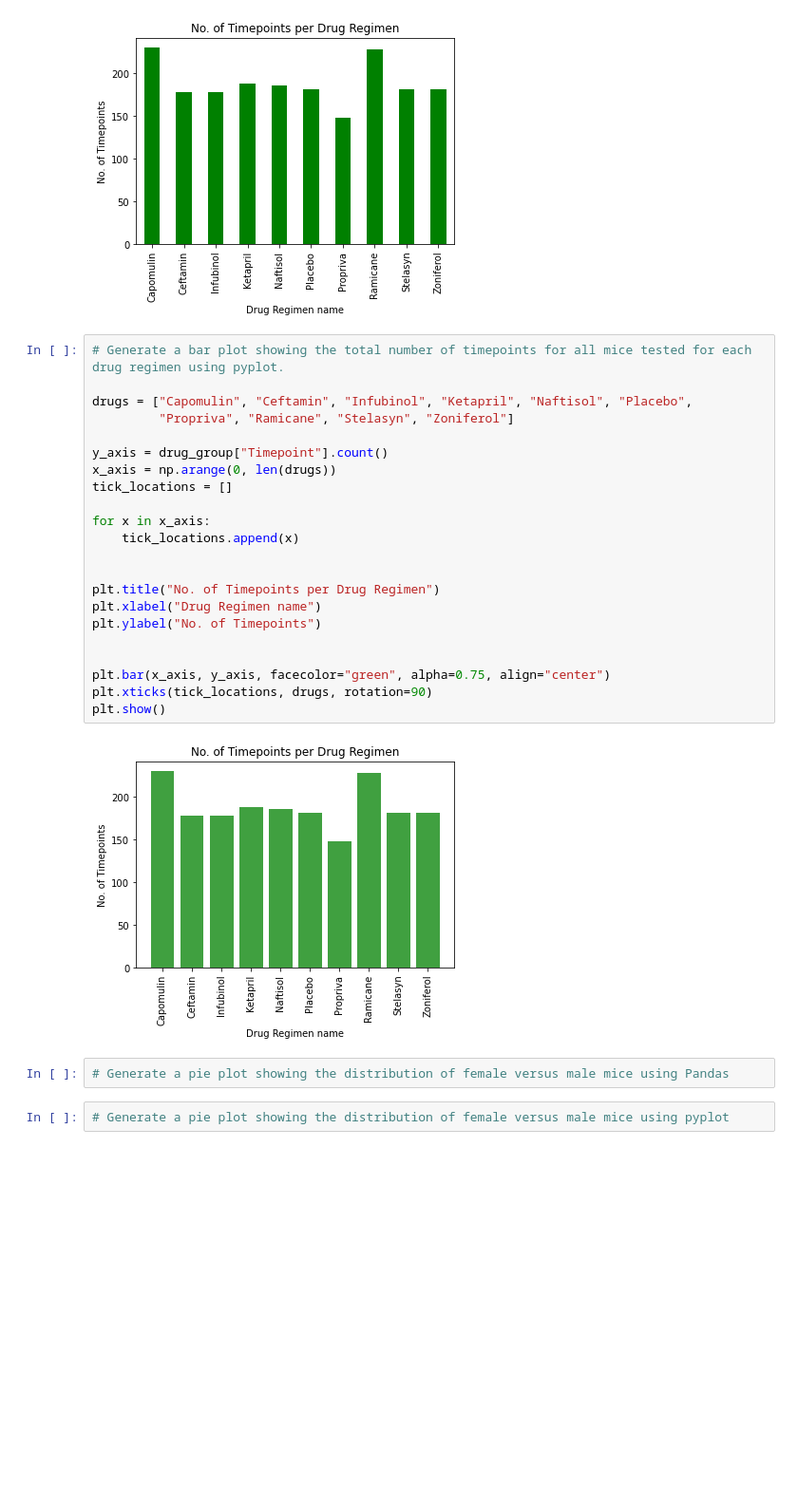
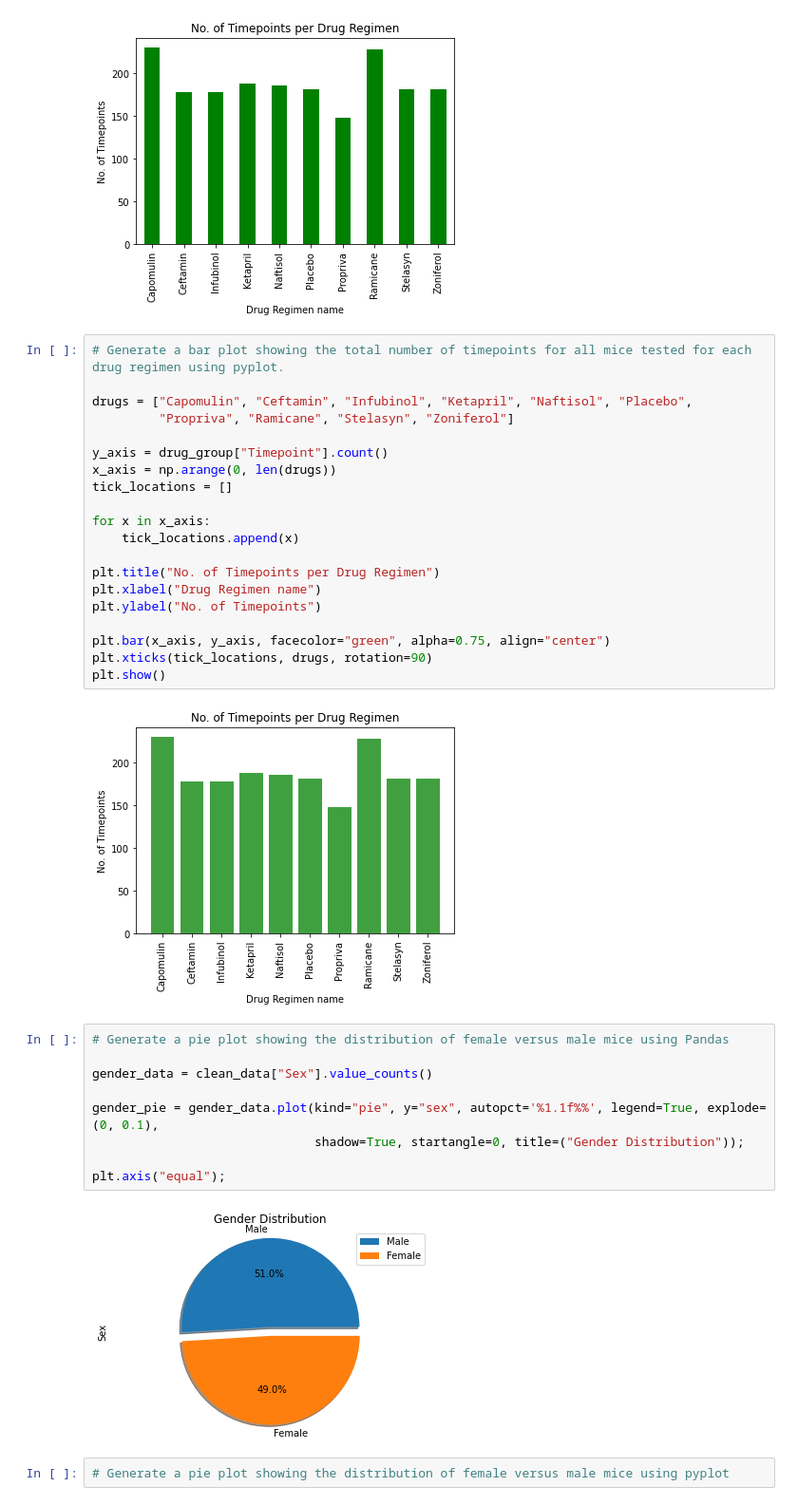
Before and after one commit to LP-116/matplotlib-challenge, a Jupyter notebook: pymaceuticals_starter.ipynb, the cells around one changed output. Shown: that part at 95% size. Saved outputs shown, nothing was run; the diff lists cells and outputs as text; blank space fills up the shorter version.

```diff
--- a/pymaceuticals_starter.ipynb
+++ b/pymaceuticals_starter.ipynb
@@ -197,12 +197,10 @@ tick_locations = []
 for x in x_axis:
     tick_locations.append(x)
 
-
 plt.title("No. of Timepoints per Drug Regimen")
 plt.xlabel("Drug Regimen name")
 plt.ylabel("No. of Timepoints")
 
-
 plt.bar(x_axis, y_axis, facecolor="green", alpha=0.75, align="center")
 plt.xticks(tick_locations, drugs, rotation=90)
 plt.show()
@@ -210,6 +208,15 @@ plt.show()
 [figure]
 # %%
 # Generate a pie plot showing the distribution of female versus male mice using Pandas
+
+gender_data = clean_data["Sex"].value_counts()
+
+gender_pie = gender_data.plot(kind="pie", y="sex", autopct='%1.1f%%', legend=True, explode=(0, 0.1),
+                              shadow=True, startangle=0, title=("Gender Distribution"));
+
+plt.axis("equal");
+# %% [output]
+[figure, added]
 # %%
 # Generate a pie plot showing the distribution of female versus male mice using pyplot
 # %% [markdown]
```
